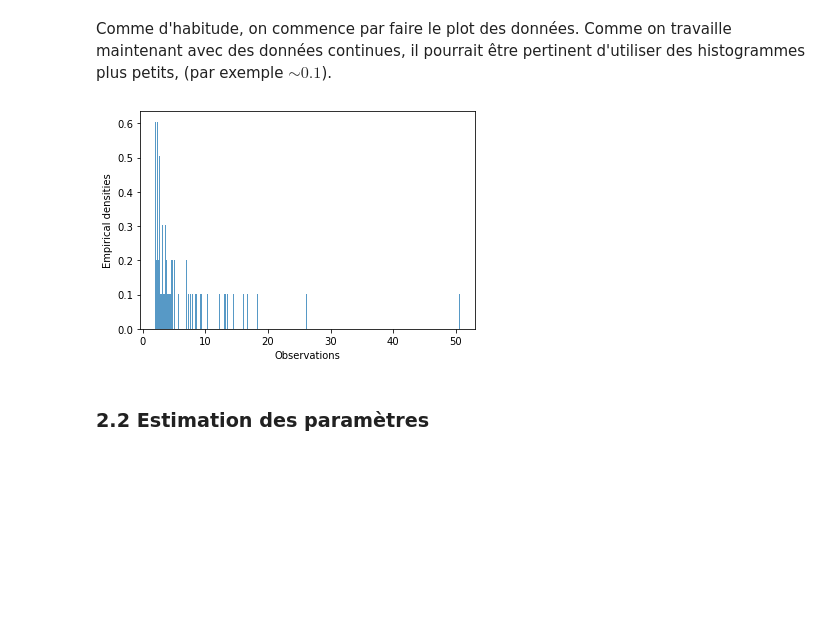
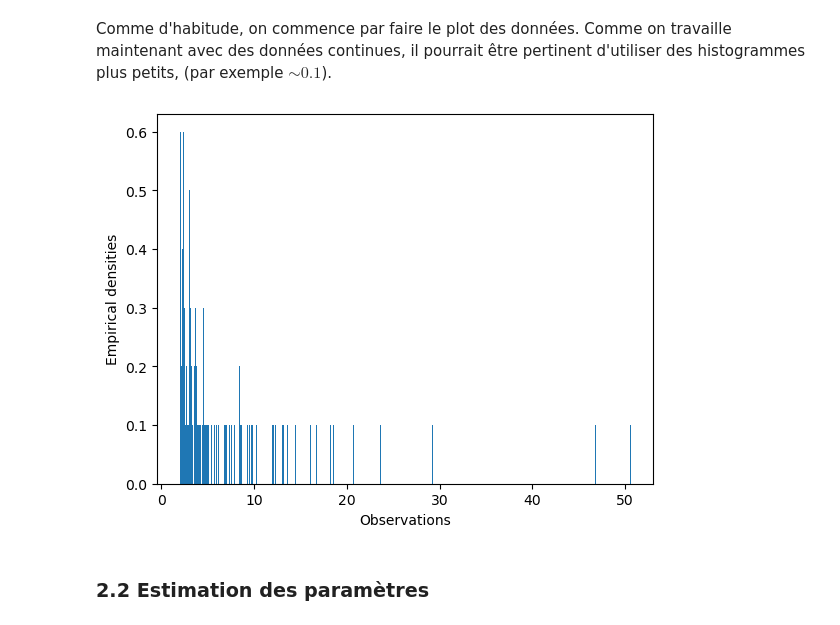
Before and after one commit to HUART1848/APV_L3, a Jupyter notebook: APV-TP3-HugoHuart-Code.ipynb, the cells around one changed output. Drawn from its saved outputs; the diff is of its cells as text; code cells hidden in the pictures; blank space fills up the shorter version.

```diff
--- a/APV-TP3-HugoHuart-Code.ipynb
+++ b/APV-TP3-HugoHuart-Code.ipynb
@@ -68,4 +69,11 @@ Pour commencer, on va tracer la fonction de densité empirique utilisant notre
 # %%
 file = open("data_ex1.pkl", "rb")
 data = pickle.load(file)
+# %%
+def simple_hist(x, figax=None, bins=None, xlab="", ylab="", legend=""):
+    fig, ax = figax if figax is not None else plt.subplots()
+
+    ax.hist(x, bins=np.max(x) if bins is None else bins, density=True, label=legend)
+    ax.set_xlabel(xlab)
+    ax.set_ylabel(ylab)
 # %%
@@ -120,9 +202,10 @@ data = pickle.load(file)
 # %% [markdown]
 Comme d'habitude, on commence par faire le plot des données. Comme on travaille maintenant avec des données continues, il pourrait être pertinent d'utiliser des histogrammes plus petits,  (par exemple $ \sim 0.1$).
 # %%
-# TODO : plot the empirical densities
+bins = round((np.max(data) - np.min(data)) / 0.1)
+simple_hist(data, bins=bins, xlab="Observations", ylab="Empirical densities")
 # %% [output]
-[figure, old version]
+[figure, new version]
 # %% [markdown]
 ### 2.2 Estimation des paramètres
 # %% [markdown]
```
Also changed, not shown: parts of 23 cells of this notebook, 1 other file.
